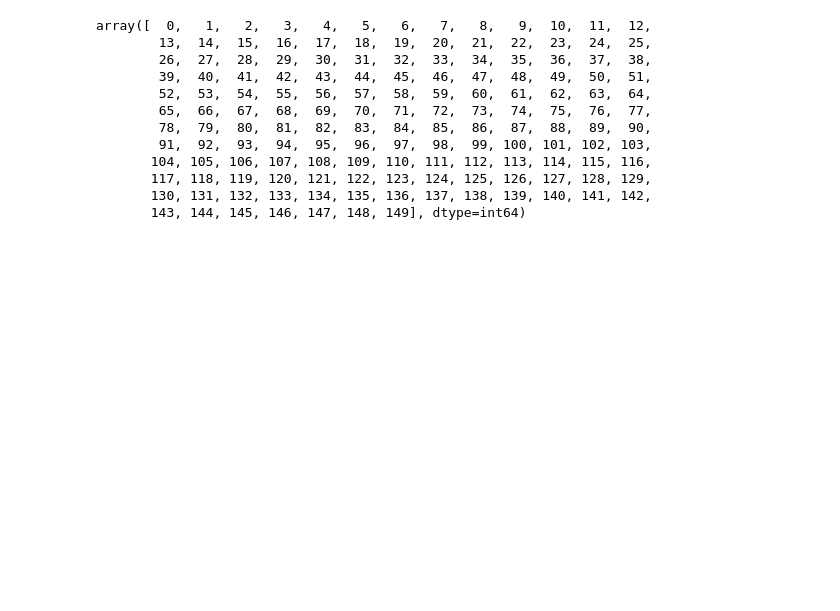
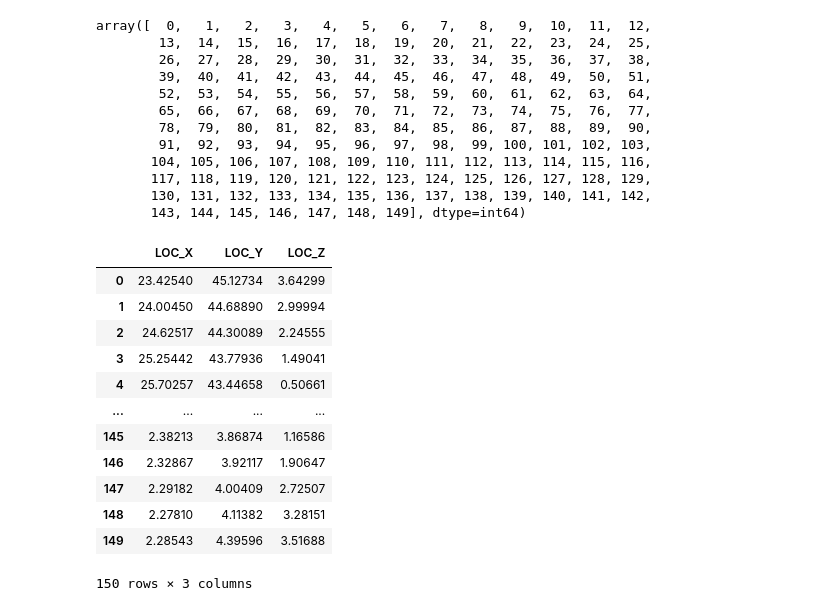
Before and after one commit to NicholasHoffs/SportVU, a Jupyter notebook: notebooks/InitialEDA.ipynb, the cells around one changed output. Cells and saved outputs as stored; diff of their text form; code cells hidden in the pictures; blank space fills up the shorter version.

```diff
--- a/notebooks/InitialEDA.ipynb
+++ b/notebooks/InitialEDA.ipynb
@@ -298,0 +299,16 @@ px.scatter(ball_anim_df,x='LOC_X',y='LOC_Y',animation_frame=np.array(ball_anim_d
+# %%
+ball_anim_df
+# %% [output]
+|  | LOC_X | LOC_Y | LOC_Z |
+| 0 | 23.42540 | 45.12734 | 3.64299 |
+| 1 | 24.00450 | 44.68890 | 2.99994 |
+| 2 | 24.62517 | 44.30089 | 2.24555 |
+| 3 | 25.25442 | 43.77936 | 1.49041 |
+| 4 | 25.70257 | 43.44658 | 0.50661 |
+| ... | ... | ... | ... |
+| 145 | 2.38213 | 3.86874 | 1.16586 |
+| 146 | 2.32867 | 3.92117 | 1.90647 |
+| 147 | 2.29182 | 4.00409 | 2.72507 |
+| 148 | 2.27810 | 4.11382 | 3.28151 |
+| 149 | 2.28543 | 4.39596 | 3.51688 |
+150 rows × 3 columns
```
Also changed, not shown: parts of 1 cell of this notebook.
